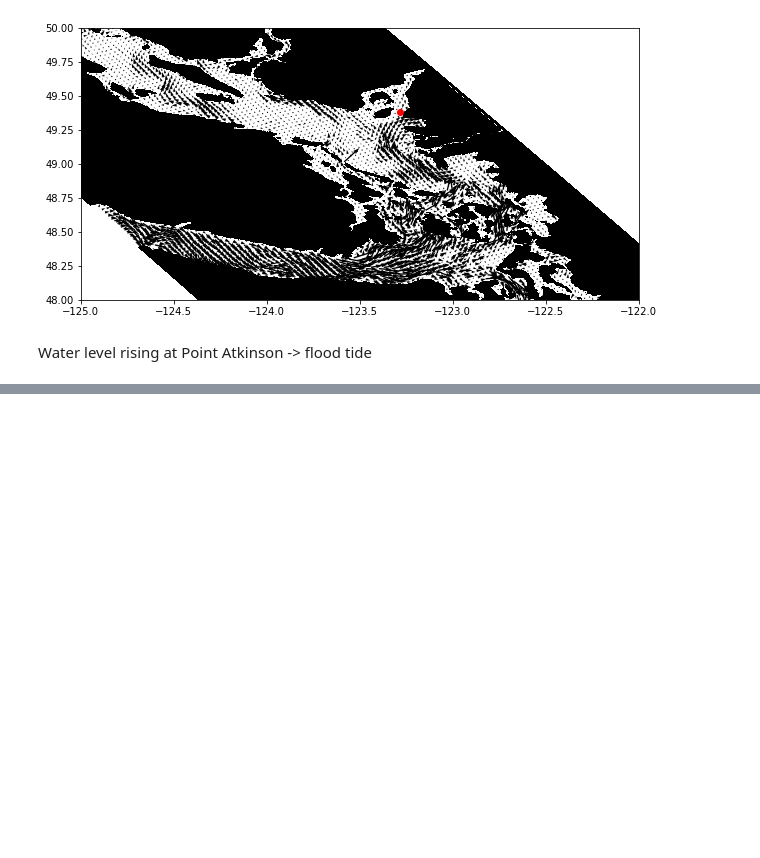
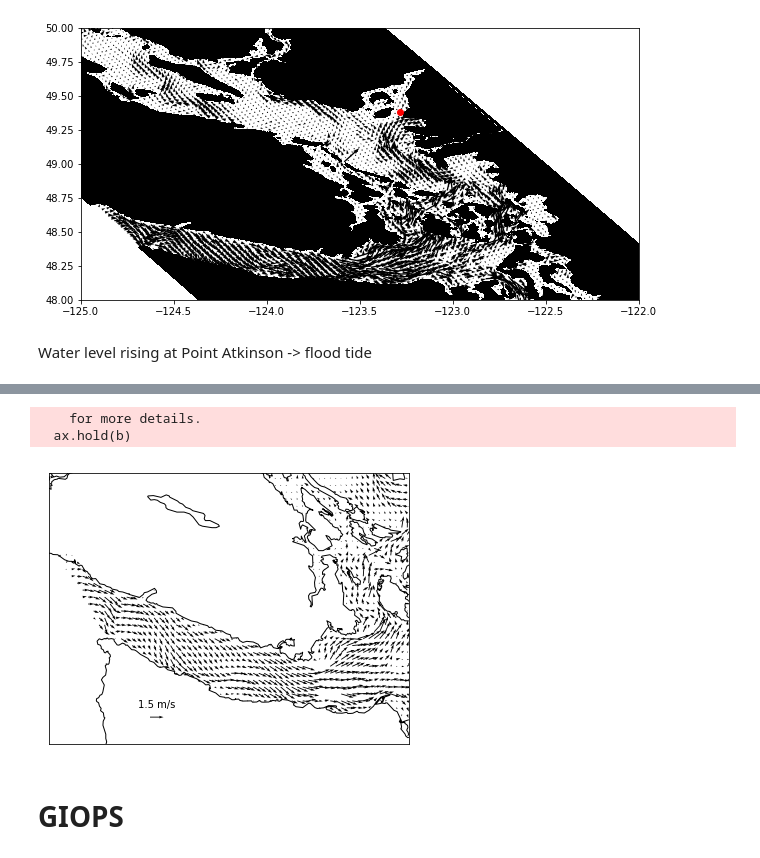
Before and after one commit to nsoontie/ocn_nav, a Jupyter notebook: notebooks/velocity/Check velocity rotation.ipynb, the cells around one changed output, grey strips where cells are left out. Saved outputs shown, nothing was run; the diff lists cells and outputs as text; code cells hidden in the pictures; blank space fills up the shorter version.

Commit message:
Checking the rotation method makes sense

```diff
--- a/notebooks/velocity/Check velocity rotation.ipynb
+++ b/notebooks/velocity/Check velocity rotation.ipynb
@@ -38,8 +39,8 @@ def load_rotated_velocities(ufile, vfile, anglefile,
 
     f = nc.Dataset(anglefile)
     theta = f.variables['alpha'][:]
-    lon = f.variables['nav_lon'][:]
-    lat = f.variables['nav_lat'][:]
+    lon = f.variables[varlon][:]
+    lat = f.variables[varlat][:]
     f.close()
 
     u, v = rotate_velocity(xv,yv,theta)
@@ -109,0 +116,39 @@ Water level rising at Point Atkinson -> flood tide
+# %%
+def interp_fields(up,vp,lons,lats, nx=500,ny=500):
+    x1, x2, y1, y2 = lons.min(), lons.max(), lats.min(), lats.max()
+    xgrid, ygrid = np.meshgrid(np.linspace(x1,x2,nx), np.linspace(y1,y2,ny))
+    points = np.array([lons.flatten(), lats.flatten()]).T
+    uinterp = interp.griddata(points, up.flatten(), (xgrid, ygrid))
+    vinterp = interp.griddata(points, vp.flatten(), (xgrid, ygrid))
+    # interp mask
+    umask = interp.griddata(points, up.mask.flatten(), (xgrid, ygrid), method='nearest', fill_value=1)
+    vmask = interp.griddata(points, vp.mask.flatten(), (xgrid, ygrid), method='nearest', fill_value=1)
+    uinterp = np.ma.array(uinterp, mask=umask)
+    vinterp = np.ma.array(vinterp, mask=vmask)
+    return uinterp, vinterp, xgrid,ygrid
+# %%
+def interp_and_plot(ax, ui,vi,xgrid, ygrid,
+                    lon1=-127, lon2=-122, lat1=47, lat2=50, lat_ts=49,
+                    res='h', scale=3, st=10):
+    # plotting
+    ui = np.ma.masked_where(np.abs(ui)>1.5, ui)
+    vi = np.ma.masked_where(np.abs(vi)>1.5,vi)
+
+    m = Basemap(projection='merc',llcrnrlat=lat1,urcrnrlat=lat2,
+            llcrnrlon=lon1,urcrnrlon=lon2,lat_ts=lat_ts,resolution=res)
+    m.drawcoastlines()
+    ubm, vbm, x, y = m.rotate_vector(ui, vi, xgrid, ygrid, returnxy=True)
+    q=m.quiver(x[::st,::st], y[::st,::st],ubm[::st,::st],vbm[::st,::st],scale=scale,ax=ax)
+    ax.quiverkey(q, 0.3,0.1,1.5, '1.5 m/s', coordinates='axes')
+# %%
+uinterp, vinterp, xgrid,ygrid = interp_fields(u[t,d,:,:], v[t,d,:,:], lon, lat)
+# %%
+fig,ax=plt.subplots(1,1,figsize=(10,5))
+interp_and_plot(ax, uinterp, vinterp, xgrid, ygrid, scale=40, st=3,
+               lat1=48, lon1=-125, lon2=-123, lat2=49)
+# %% [output]
+    for more details.
+  ax.hold(b)
+[figure, added]
+# %% [markdown]
+# GIOPS
```
Also changed, not shown: parts of 15 cells of this notebook.
